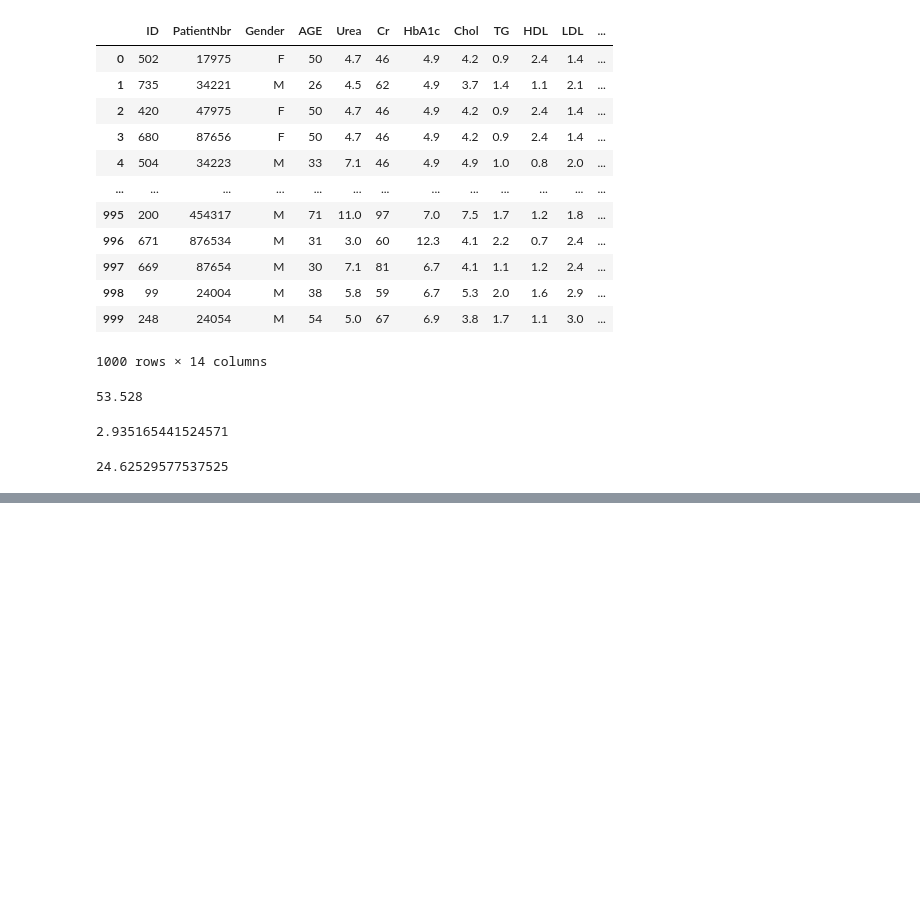
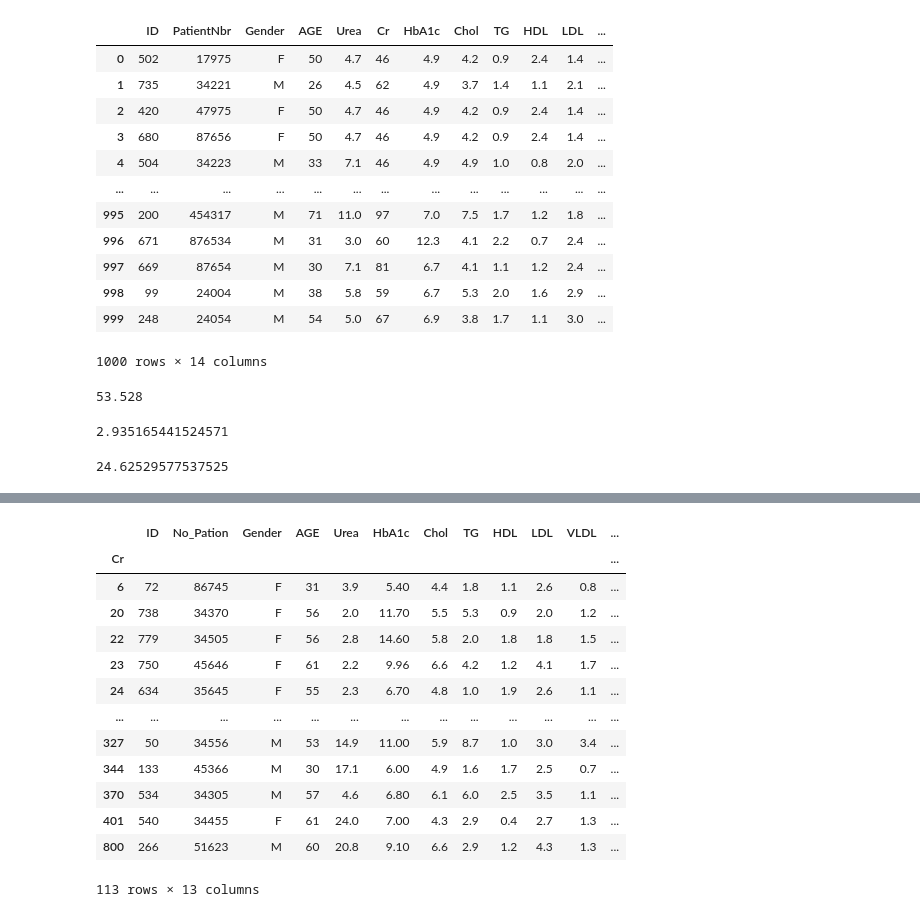
Before and after one commit to IsraeELG/Data-Analytics-Project, a Jupyter notebook: Analysing diabetes Dataset.ipynb, the cells around one changed output, grey strips where cells are left out. Saved outputs shown, nothing was run; the diff lists cells and outputs as text; code cells hidden in the pictures; blank space fills up the shorter version.

```diff
--- a/Analysing diabetes Dataset.ipynb
+++ b/Analysing diabetes Dataset.ipynb
@@ -253,0 +345,19 @@ data.BMI.var()
+# %%
+# what is the min nd max value of each column againt age
+#data.groupby('AGE').min()
+data.groupby('AGE').max()
+# %% [output]
+|  | ID | No_Pation | Gender | AGE | Urea | HbA1c | Chol | TG | HDL | LDL | VLDL | ... |
+| Cr |  |  |  |  |  |  |  |  |  |  |  | ... |
+| 6 | 72 | 86745 | F | 31 | 3.9 | 5.40 | 4.4 | 1.8 | 1.1 | 2.6 | 0.8 | ... |
+| 20 | 738 | 34370 | F | 56 | 2.0 | 11.70 | 5.5 | 5.3 | 0.9 | 2.0 | 1.2 | ... |
+| 22 | 779 | 34505 | F | 56 | 2.8 | 14.60 | 5.8 | 2.0 | 1.8 | 1.8 | 1.5 | ... |
+| 23 | 750 | 45646 | F | 61 | 2.2 | 9.96 | 6.6 | 4.2 | 1.2 | 4.1 | 1.7 | ... |
+| 24 | 634 | 35645 | F | 55 | 2.3 | 6.70 | 4.8 | 1.0 | 1.9 | 2.6 | 1.1 | ... |
+| ... | ... | ... | ... | ... | ... | ... | ... | ... | ... | ... | ... | ... |
+| 327 | 50 | 34556 | M | 53 | 14.9 | 11.00 | 5.9 | 8.7 | 1.0 | 3.0 | 3.4 | ... |
+| 344 | 133 | 45366 | M | 30 | 17.1 | 6.00 | 4.9 | 1.6 | 1.7 | 2.5 | 0.7 | ... |
+| 370 | 534 | 34305 | M | 57 | 4.6 | 6.80 | 6.1 | 6.0 | 2.5 | 3.5 | 1.1 | ... |
+| 401 | 540 | 34455 | F | 61 | 24.0 | 7.00 | 4.3 | 2.9 | 0.4 | 2.7 | 1.3 | ... |
+| 800 | 266 | 51623 | M | 60 | 20.8 | 9.10 | 6.6 | 2.9 | 1.2 | 4.3 | 1.3 | ... |
+113 rows × 13 columns
```
Also changed, not shown: parts of 5 cells of this notebook.
